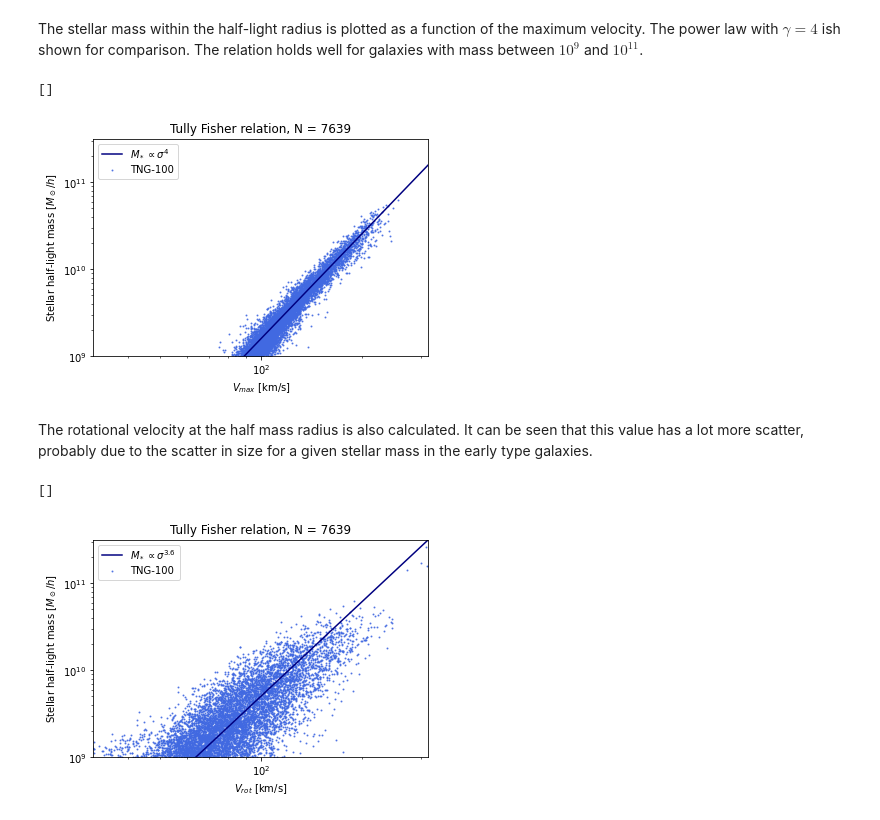
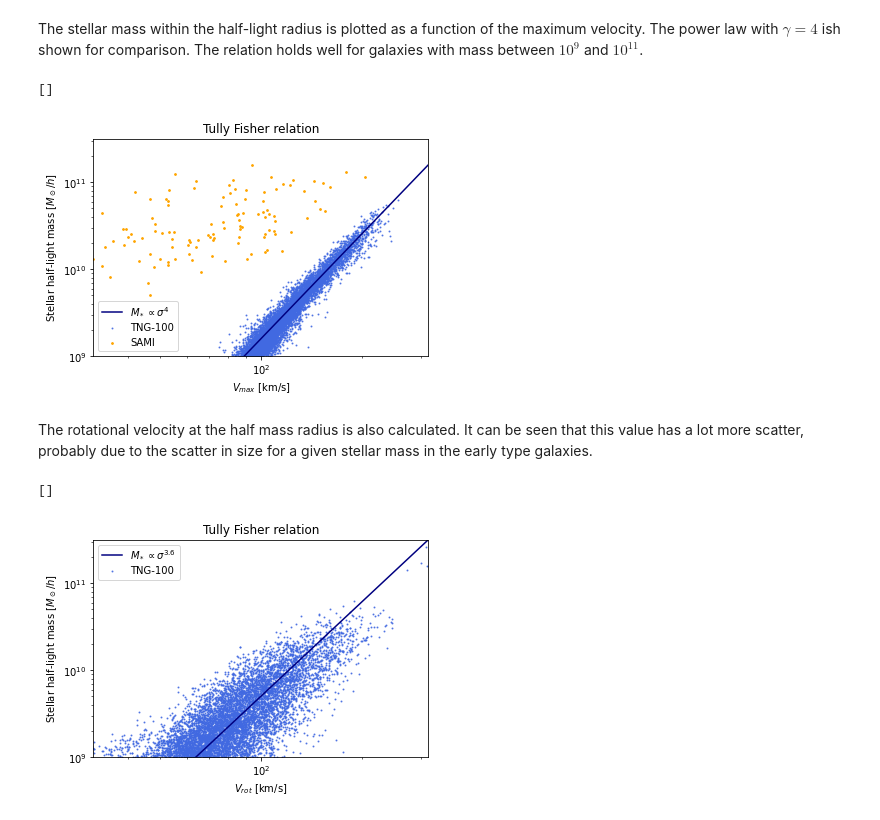
Before and after one commit to choisant/illustris-project, a Jupyter notebook: src/TFR.ipynb, the cells around one changed output. Drawn from its saved outputs; the diff is of its cells as text; code cells hidden in the pictures.

Commit message:
added more data

```diff
--- a/src/TFR.ipynb
+++ b/src/TFR.ipynb
@@ -27,32 +27,37 @@ G = 4.3*10**(-3) #pc*M^-1*(km/s)^2
 
 dataPath = "../data/tng100-1/cutdata/Subhalo_Centrals_minE9_SM_lateType_Gas.pkl"
 data = pd.read_pickle(dataPath)
-#data["SubhaloMassStellar"] *=10**10
+sami = pd.read_csv("../data/SAMI/lates.csv")
+sami["mstar"] = 10**sami["mstar"]
+sami["v"] = sami["vsigma_re"]*sami["sigma_re"]
 # %% [markdown]
 The stellar mass within the half-light radius is plotted as a function of the maximum velocity. The power law with $\gamma = 4$ ish shown for comparison. The relation holds well for galaxies with mass between $10^9$ and $10^{11}$.
 # %%
-data.plot.scatter(x="SubhaloVmax", y="SubhaloMassStellar",s=1, label = "TNG-100", alpha=0.8, color="royalblue")
+fig1, ax1 = plt.subplots()
+data.plot.scatter(x="SubhaloVmax", y="SubhaloMassStellar",s=1, label = "TNG-100", alpha=0.8, color="royalblue", ax = ax1)
+sami.plot.scatter(x="v", y="mstar",s=3, label = "SAMI", alpha=1, color="orange", ax = ax1)
 #Power law to compare
 FJx, FJy = powerLaw(a = 4, A= 10**1.2, xmin = 10, xmax = 1000)
-plt.plot(FJx, FJy, color = "navy", label = r"$M_* \propto \sigma^{4} $")
+ax1.plot(FJx, FJy, color = "navy", label = r"$M_* \propto \sigma^{4} $")
 
-il.formatplot.Vmax_SM(title = "Tully Fisher relation", df=data, x0=10**1.5, x1=10**2.5, y1=10**11.5)
+il.formatplot.Vmax_SM(title = "Tully Fisher relation", ax = ax1, x0=10**1.5, x1=10**2.5, y1=10**11.5)
 plt.plot()
 # %% [output]
 []
-[figure, old version]
+[figure, new version]
 # %% [markdown]
 The rotational velocity at the half mass radius is also calculated. It can be seen that this value has a lot more scatter, probably due to the scatter in size for a given stellar mass in the early type galaxies.
 # %%
+fig2, ax2 = plt.subplots()
 data = circVelocities(data)
-data.plot.scatter(x="SubhaloCircVel", y="SubhaloMassStellar",s=1, label = "TNG-100", alpha=0.8, color="royalblue")
+data.plot.scatter(x="SubhaloCircVel", y="SubhaloMassStellar",s=1, label = "TNG-100", alpha=0.8, color="royalblue", ax = ax2)
 #Power law to compare
 FJx, FJy = powerLaw(a = 3.6, A= 10**(2.5), xmin = 10, xmax = 1000)
-plt.plot(FJx, FJy, color = "navy", label = r"$M_* \propto \sigma^{3.6} $")
+ax2.plot(FJx, FJy, color = "navy", label = r"$M_* \propto \sigma^{3.6} $")
 
-il.formatplot.Vmax_SM(title = "Tully Fisher relation", df=data,  x0=10**1.5, x1=10**2.5, y1=10**11.5)
+il.formatplot.Vmax_SM(title = "Tully Fisher relation", ax = ax2, x0=10**1.5, x1=10**2.5, y1=10**11.5)
 plt.xlabel(r'$V_{rot}$ [km/s]')
 plt.plot()
 # %% [output]
 []
-[figure, old version]
+[figure, new version]
```
Also changed, not shown: 8 other files.
